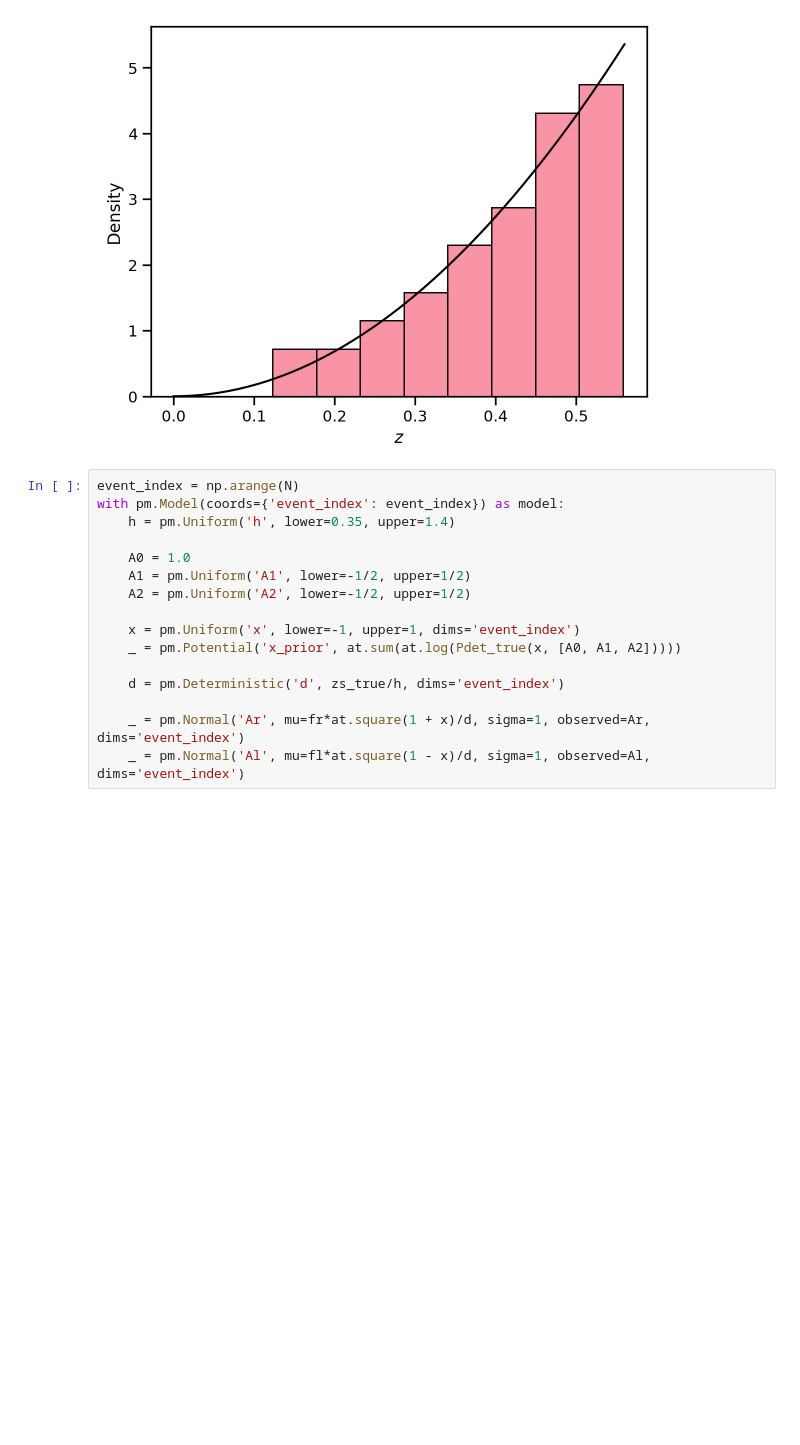
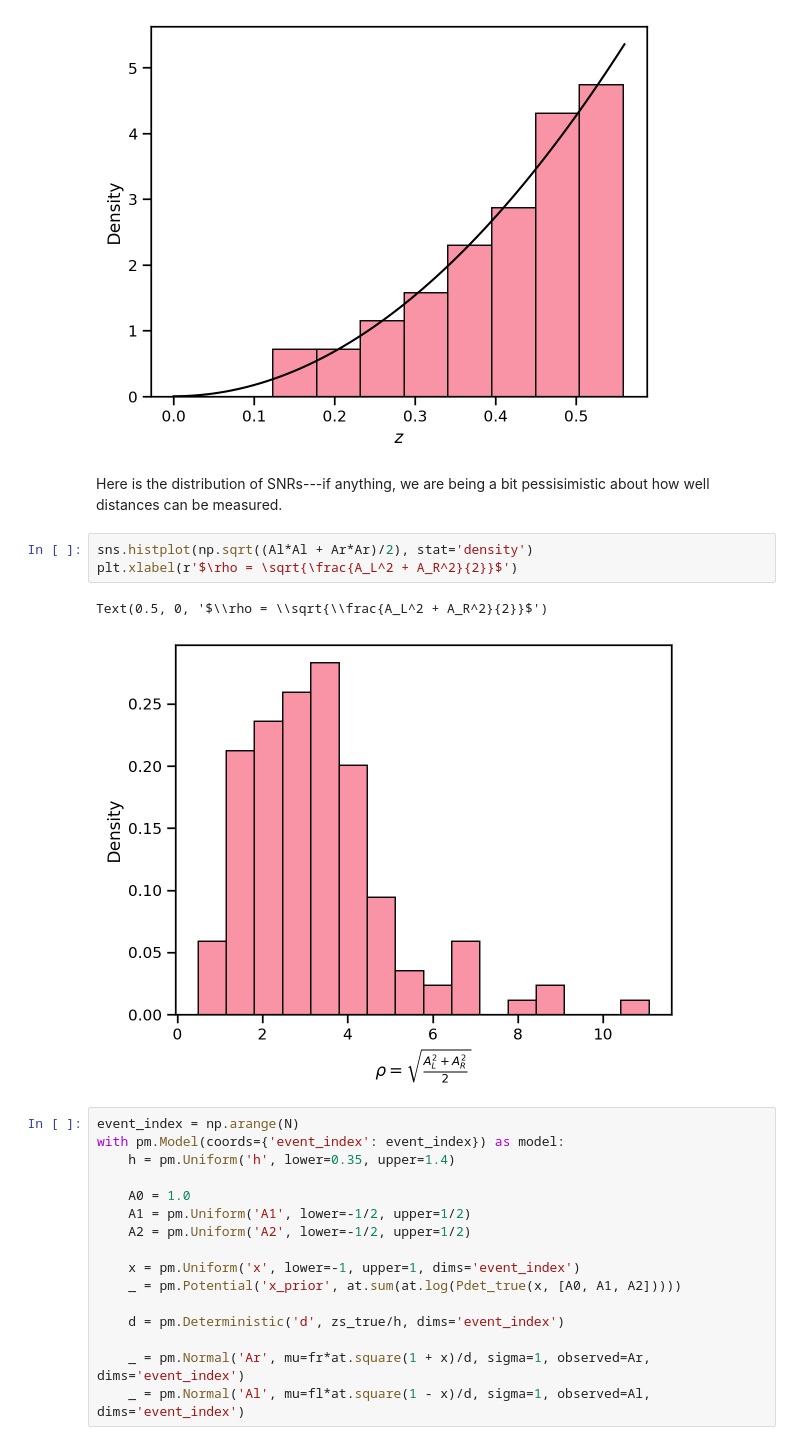
Before and after one commit to farr/BrightSirenInclinationSystematics, a Jupyter notebook: VariableInclination.ipynb, the cells around one changed output. Saved outputs shown, nothing was run; the diff lists cells and outputs as text; blank space fills up the shorter version.

Commit message:
Added distribution of SNRs.

```diff
--- a/VariableInclination.ipynb
+++ b/VariableInclination.ipynb
@@ -73,6 +73,14 @@ plt.plot(z, 3*z*z/(zmax*zmax*zmax), color='k')
 # %% [output]
 [<matplotlib.lines.Line2D at 0x...>]
 [figure]
+# %% [markdown]
+Here is the distribution of SNRs---if anything, we are being a bit pessisimistic about how well distances can be measured.
+# %%
+sns.histplot(np.sqrt((Al*Al + Ar*Ar)/2), stat='density')
+plt.xlabel(r'$\rho = \sqrt{\frac{A_L^2 + A_R^2}{2}}$')
+# %% [output]
+Text(0.5, 0, '$\\rho = \\sqrt{\\frac{A_L^2 + A_R^2}{2}}$')
+[figure, added]
 # %%
 event_index = np.arange(N)
 with pm.Model(coords={'event_index': event_index}) as model:
```
